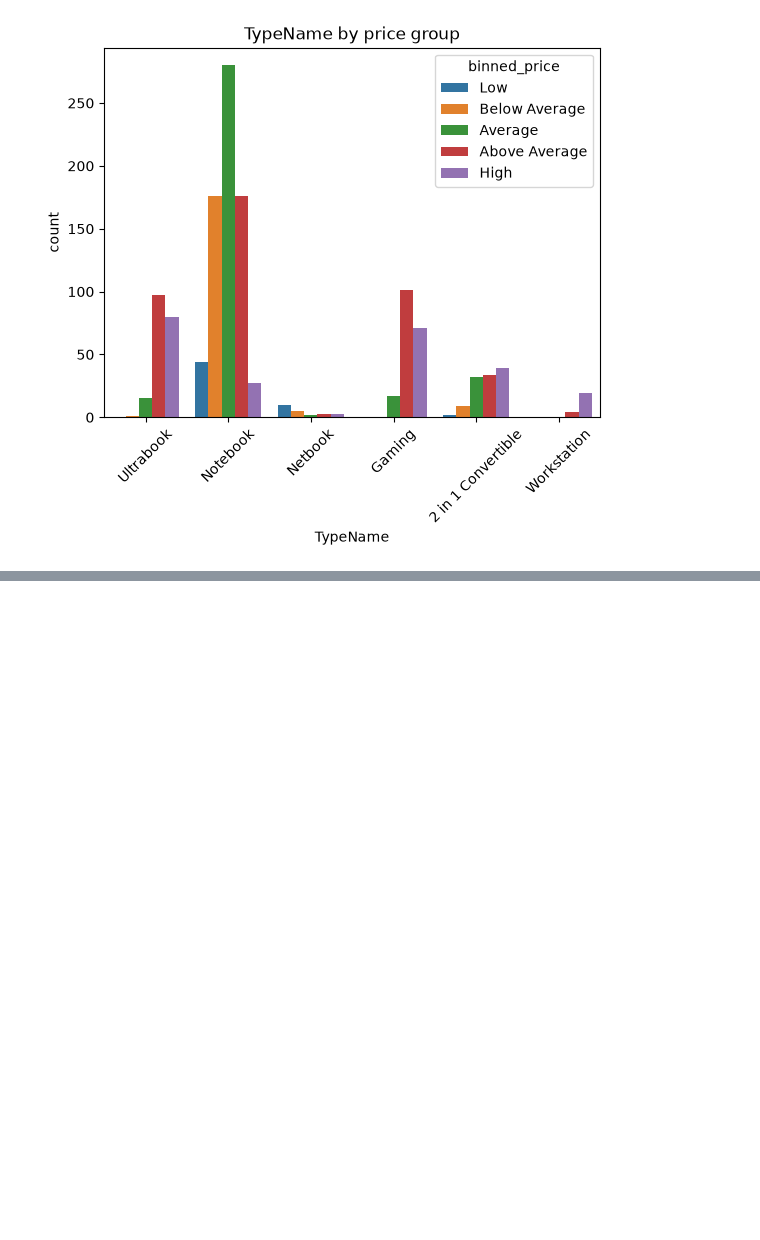
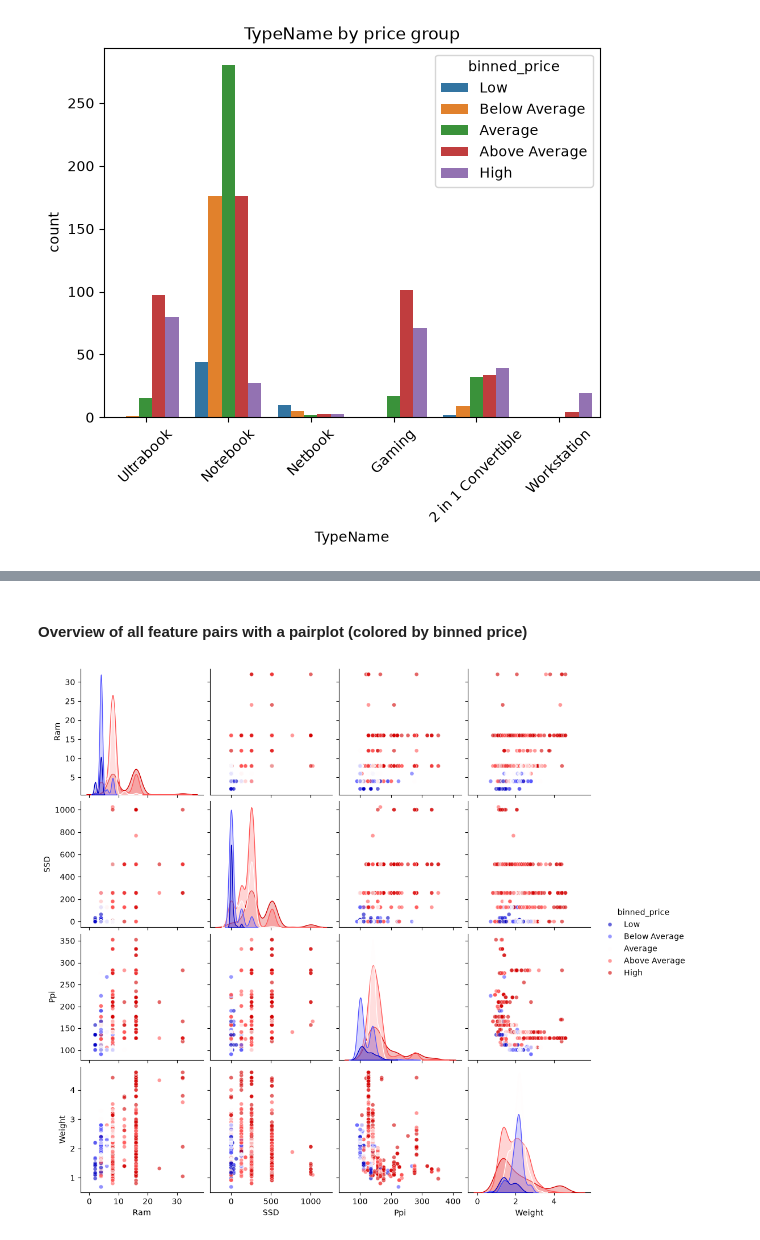
Before and after one commit to gayaniwijesinghe91/AdvancedDataAnalytics, a Jupyter notebook: Exercise 1/Regression/Task3a/Exercise1_Task3a_Overlapping_and_trends.ipynb, the cells around one changed output, grey strips where cells are left out. Drawn from its saved outputs; the diff is of its cells as text; code cells hidden in the pictures; blank space fills up the shorter version.

```diff
--- a/Exercise 1/Regression/Task3a/Exercise1_Task3a_Overlapping_and_trends.ipynb
+++ b/Exercise 1/Regression/Task3a/Exercise1_Task3a_Overlapping_and_trends.ipynb
@@ -65,0 +95,9 @@ plt.show()
+# %% [markdown]
+#### Overview of all feature pairs with a pairplot (colored by binned price)
+# %%
+sns.pairplot(df[["Ram", "SSD", "Ppi", "Weight", "binned_price"]],
+             hue="binned_price", palette="seismic",
+             plot_kws={"alpha": 0.6, "s": 25})
+plt.show()
+# %% [output]
+[figure, added]
```
Also changed, not shown: parts of 4 cells of this notebook, 6 other files.
